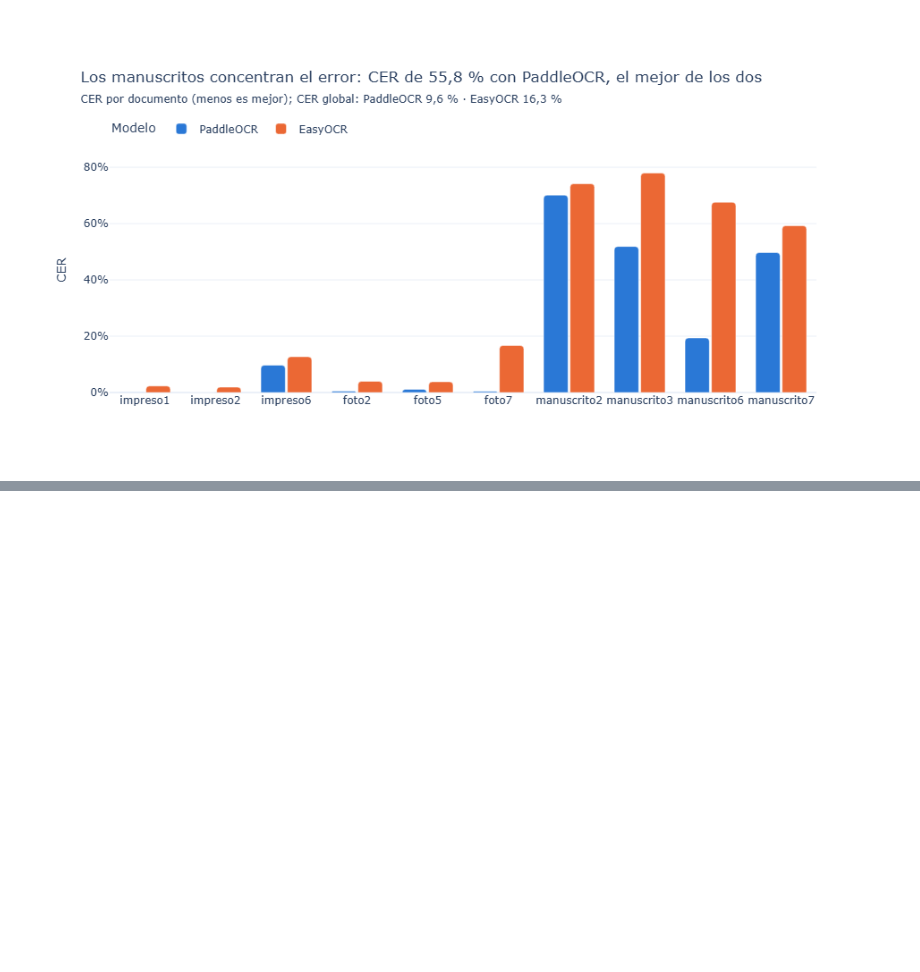
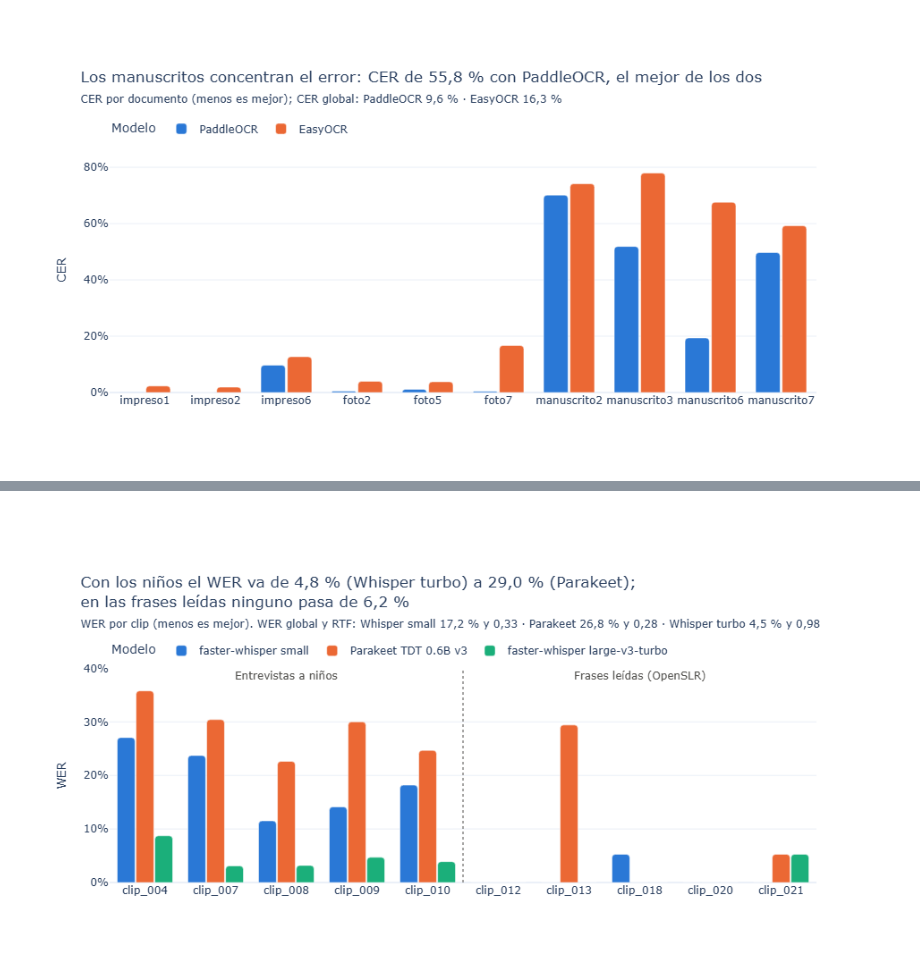
Before and after one commit to IvettexMamani/diplomado-python-2026, a Jupyter notebook: tarea_2/02_evaluacion.ipynb, the cells around one changed output, grey strips where cells are left out. Drawn from its saved outputs; the diff is of its cells as text; code cells hidden in the pictures; blank space fills up the shorter version.

```diff
--- a/tarea_2/02_evaluacion.ipynb
+++ b/tarea_2/02_evaluacion.ipynb
@@ -490,0 +527,23 @@ fig4.show()
+# %%
+g = wer.reset_index()
+orden = list(salidas_asr)
+mejor, peor = wer_grupo["entrevista"].idxmin(), wer_grupo["entrevista"].idxmax()
+coma = lambda x, d=2: f"{x:.{d}f}".replace(".", ",")
+CORTO = {"faster-whisper small": "Whisper small", "Parakeet TDT 0.6B v3": "Parakeet", "faster-whisper large-v3-turbo": "Whisper turbo"}
+fig5 = px.bar(g, x="id", y="tasa", color="modelo", barmode="group", color_discrete_map=COLOR,
+              category_orders={"id": muestra_audios, "modelo": orden},
+              hover_data={"grupo": True, "tasa": ":.1%", "rtf": ":.2f"}, labels={"id": "", "tasa": "WER", "modelo": "Modelo"})
+fig5.update_yaxes(tickformat=".0%", range=[0, 1.12 * g["tasa"].max()])
+fig5.add_vline(x=4.5, line=dict(color=TINTA_2, width=1, dash="dot"))
+fig5.add_annotation(x=2, y=1.08 * g["tasa"].max(), text="Entrevistas a niños", showarrow=False, font_color=TINTA_2)
+fig5.add_annotation(x=7, y=1.08 * g["tasa"].max(), text="Frases leídas (OpenSLR)", showarrow=False, font_color=TINTA_2)
+fig5.update_layout(barcornerradius=4, bargap=0.2, bargroupgap=0.06, legend=dict(orientation="h", y=1.02, x=0, yanchor="bottom"),
+                   margin=dict(t=180), title=dict(
+    text=(f"Con los niños el WER va de {pct(wer_grupo.loc[mejor, 'entrevista'])} ({CORTO[mejor]}) a "
+          f"{pct(wer_grupo.loc[peor, 'entrevista'])} ({CORTO[peor]});<br>en las frases leídas ninguno pasa de "
+          f"{pct(wer_grupo['lectura'].max())}"),
+    subtitle=dict(text="WER por clip (menos es mejor). WER global y RTF: " +
+                       " · ".join(f"{CORTO[m]} {pct(wer_grupo.loc[m, 'global'])} y {coma(wer_grupo.loc[m, 'rtf'])}" for m in orden))))
+fig5.show()
+# %% [output]
+[figure, added]
```
Also changed, not shown: parts of 2 cells of this notebook.
